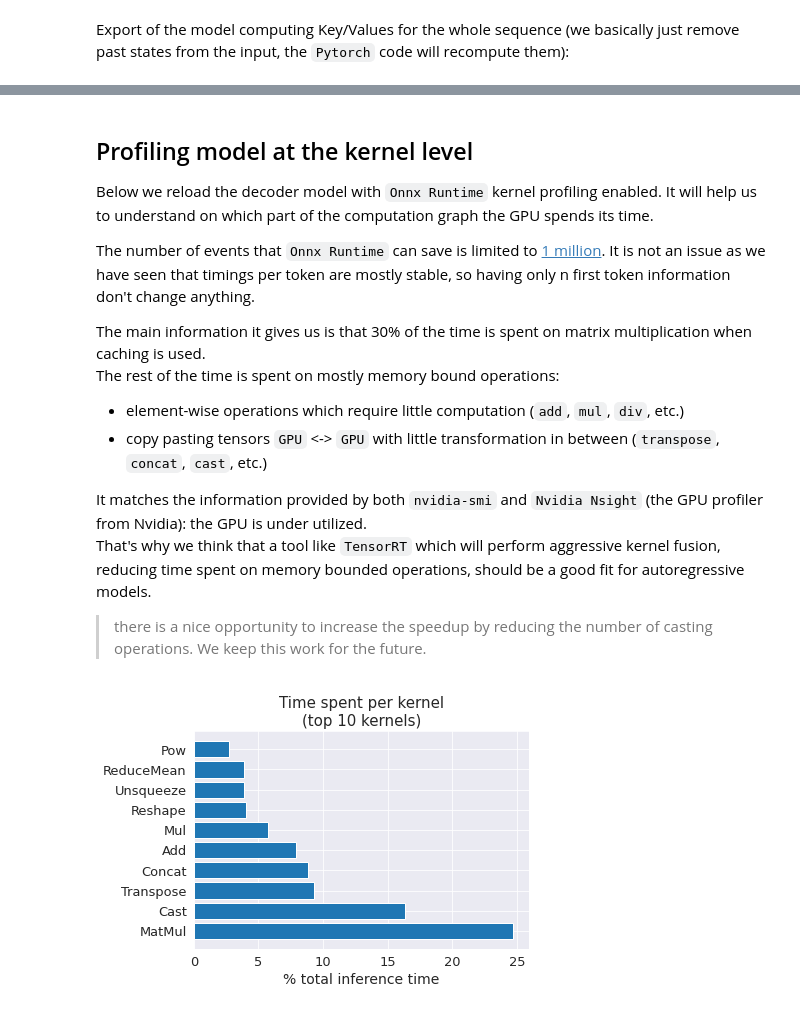
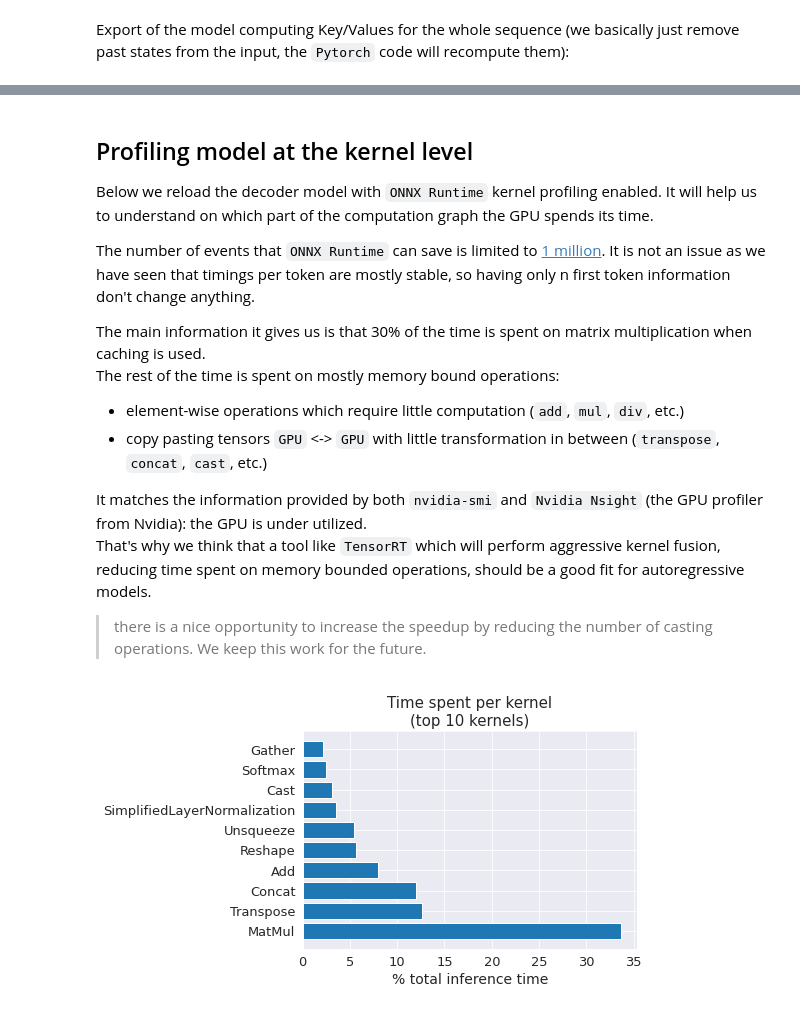
Before and after one commit to ELS-RD/transformer-deploy, a Jupyter notebook: demo/generative-model/t5.ipynb, the cells around one changed output, grey strips where cells are left out. Saved outputs shown, nothing was run; the diff lists cells and outputs as text; code cells hidden in the pictures.

```diff
--- a/demo/generative-model/t5.ipynb
+++ b/demo/generative-model/t5.ipynb
@@ -711,3 +721,8 @@ with torch.inference_mode():
+# %%
+enc_fp16_onnx = create_model_for_provider(encoder_fp16_model_path, "CUDAExecutionProvider", log_severity=3)
+enc_fp16_onnx_binding: IOBinding = enc_fp16_onnx.io_binding()
+dec_onnx = create_model_for_provider(dec_if_fp16_model_path, "CUDAExecutionProvider", log_severity=3)
+dec_onnx_binding: IOBinding = dec_onnx.io_binding()
 # %%
 def decoder_pytorch_inference(decoder_input_ids: torch.Tensor, encoder_hidden_states: torch.Tensor, **_):
     with torch.inference_mode():
@@ -915,30 +936,14 @@ model_gen = (
 
 torch.cuda.synchronize()
 with torch.inference_mode():
-    print("Onnx:")
-    print(
-        tokenizer.decode(
-            model_gen.generate(
-                inputs=input_ids,
-                min_length=3,
-                max_length=60,
-                num_beams=4,
-                no_repeat_ngram_size=2,
-            )[0],
-            skip_special_tokens=True,
-        )
-    )
-    print("Pytorch:")
-    print(
-        tokenizer.decode(
-            pytorch_model.generate(
-                input_ids=input_ids,
-                min_length=3,
-                max_length=60,
-                num_beams=4,
-                no_repeat_ngram_size=2,
-            )[0],
-            skip_special_tokens=True,
-        )
-    )
+    print("text generated by ONNX:")
+    onnx_tokens = model_gen.generate(
+        inputs=input_ids,
+        min_length=10,
+        max_length=128,
+        num_beams=2,
+        no_repeat_ngram_size=2,
+    )[0]
+    print(tokenizer.decode(onnx_tokens, skip_special_tokens=True, clean_up_tokenization_spaces=True))
+    print("\n")
 # %% [output]
@@ -1097,10 +1128,10 @@ plt.show()
 # %% [markdown]
 ## Profiling model at the kernel level
 
-Below we reload the decoder model with `Onnx Runtime` kernel profiling enabled.
+Below we reload the decoder model with `ONNX Runtime` kernel profiling enabled.
 It will help us to understand on which part of the computation graph the GPU spends its time.
 
-The number of events that `Onnx Runtime` can save is limited to [1 million](https://github.com/microsoft/onnxruntime/blob/a4b5fa334aa939fb159bdc571ed3d56ca8d31fc7/onnxruntime/core/common/profiler.cc#L10).
+The number of events that `ONNX Runtime` can save is limited to [1 million](https://github.com/microsoft/onnxruntime/blob/a4b5fa334aa939fb159bdc571ed3d56ca8d31fc7/onnxruntime/core/common/profiler.cc#L10).
 It is not an issue as we have seen that timings per token are mostly stable, so having only n first token information don't change anything.
 
 The main information it gives us is that 30% of the time is spent on matrix multiplication when caching is used.
@@ -1113,33 +1144,35 @@ That's why we think that a tool like `TensorRT` which will perform aggressive ke
 
 > there is a nice opportunity to increase the speedup by reducing the number of casting operations. We keep this work for the future.
 # %%
+enc_fp16_onnx = create_model_for_provider(encoder_fp16_model_path, "CUDAExecutionProvider", log_severity=3)
+enc_fp16_onnx_binding: IOBinding = enc_fp16_onnx.io_binding()
 dec_onnx = create_model_for_provider(
     dec_if_fp16_model_path, "CUDAExecutionProvider", enable_profiling=True, log_severity=3
 )
 dec_onnx_binding: IOBinding = dec_onnx.io_binding()
-_ = model_gen.generate(inputs=input_ids, max_length=10, num_beams=4, min_length=10)
+_ = model_gen.generate(inputs=input_ids, max_length=10, min_length=10)
 profile_name = dec_onnx.end_profiling()
 
 with open(profile_name) as f:
     content = json.load(f)
 
 op_timings = defaultdict(lambda: 0)
 for c in content:
     if "op_name" not in c["args"]:
         continue
     op_name = c["args"]["op_name"]
     if op_name == "If":
         continue  # subgraph
     time_taken = c["dur"]
     op_timings[op_name] += time_taken
 
 op_timings_filter = dict(sorted(op_timings.items(), key=operator.itemgetter(1), reverse=True)[:10])
 total_kernel_timing = sum(op_timings.values())
 op_timings_percent = {k: 100 * v / total_kernel_timing for k, v in op_timings_filter.items()}
 
 plt.barh(list(op_timings_percent.keys()), list(op_timings_percent.values()))
 plt.title("Time spent per kernel\n(top 10 kernels)")
 plt.xlabel("% total inference time")
 plt.show()
 # %% [output]
-[figure, old version]
+[figure, new version]
```
Also changed, not shown: parts of 47 cells of this notebook, 13 other files.
